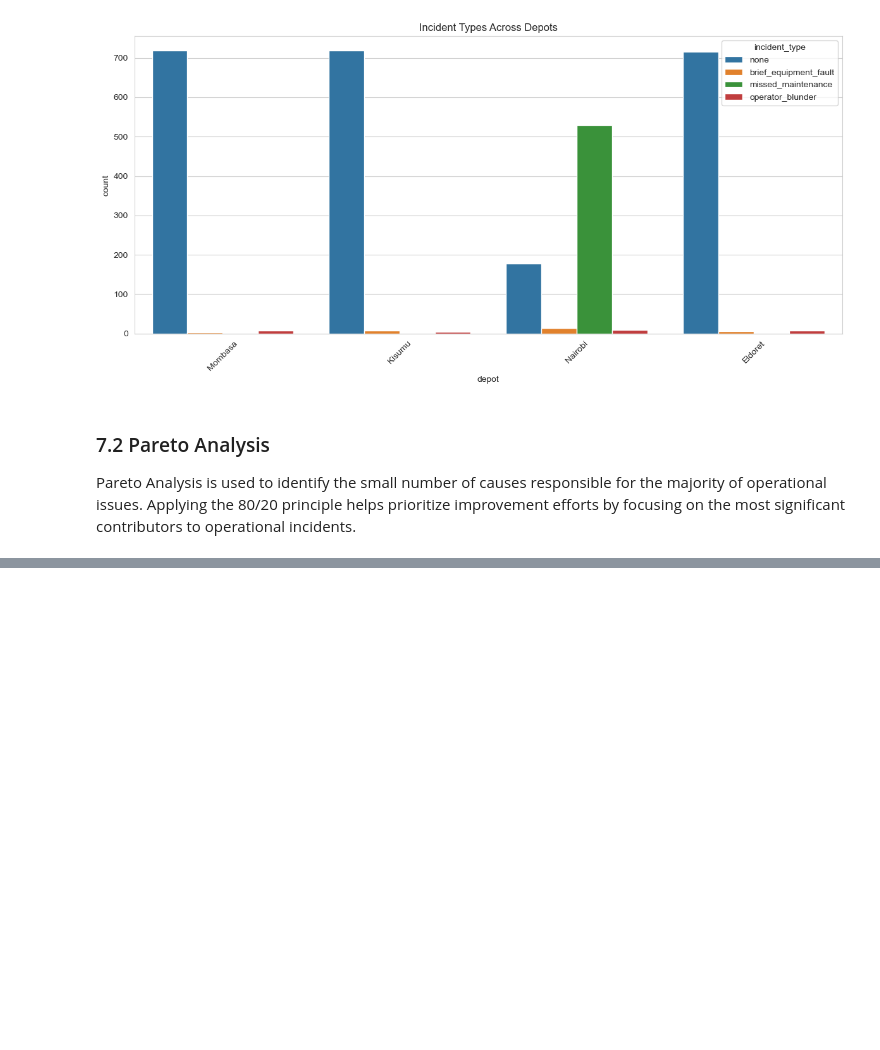
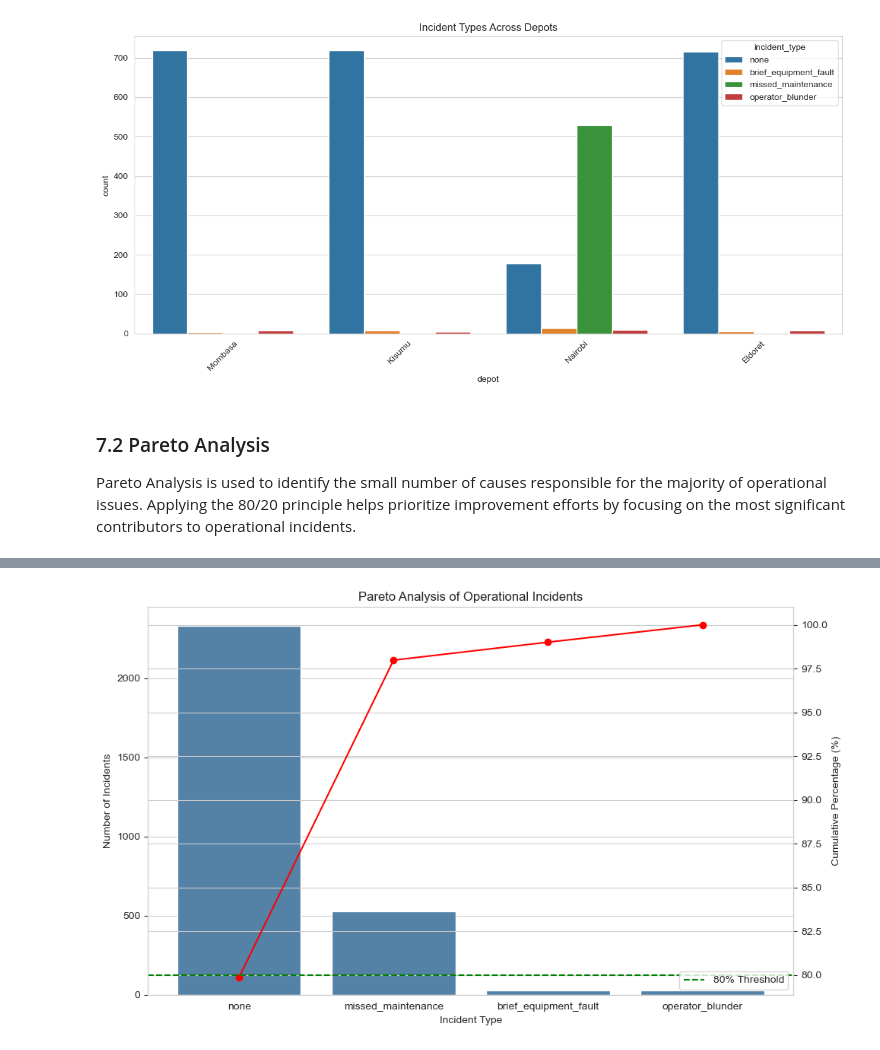
Before and after one commit to WanjikuSharon/week5_diagnostics_analysis, a Jupyter notebook: week5_diagnostics_analysis.ipynb, the cells around one changed output, grey strips where cells are left out. Cells and saved outputs as stored; diff of their text form; code cells hidden in the pictures; blank space fills up the shorter version.

```diff
--- a/week5_diagnostics_analysis.ipynb
+++ b/week5_diagnostics_analysis.ipynb
@@ -724,0 +742,12 @@ Pareto Analysis is used to identify the small number of causes responsible for t
+# %%
+#Calculate percentage
+pareto["Percentage"] = (
+    pareto["Count"] /
+    pareto["Count"].sum()
+) * 100
+
+pareto["Cumulative Percentage"] = (
+    pareto["Percentage"].cumsum()
+)
+
+pareto
@@ -724,0 +760,52 @@ Pareto Analysis is used to identify the small number of causes responsible for t
+# %%
+#Pareto Chart
+fig, ax1 = plt.subplots(figsize=(10,6))
+
+# Bar chart
+sns.barplot(
+    data=pareto,
+    x="Incident Type",
+    y="Count",
+    color="steelblue",
+    ax=ax1
+)
+
+ax1.set_ylabel("Number of Incidents")
+ax1.set_xlabel("Incident Type")
+ax1.set_title("Pareto Analysis of Operational Incidents")
+
+# Secondary axis
+ax2 = ax1.twinx()
+
+ax2.plot(
+    pareto["Incident Type"],
+    pareto["Cumulative Percentage"],
+    color="red",
+    marker="o"
+)
+
+ax2.set_ylabel("Cumulative Percentage (%)")
+
+# 80% reference line
+ax2.axhline(
+    80,
+    color="green",
+    linestyle="--",
+    label="80% Threshold"
+)
+
+ax2.legend(loc="lower right")
+
+plt.xticks(rotation=45)
+
+plt.tight_layout()
+
+plt.savefig(
+    "charts/pareto_incidents.png",
+    dpi=300,
+    bbox_inches="tight"
+)
+
+plt.show()
+# %% [output]
+[figure, added]
```
Also changed, not shown: parts of 3 cells of this notebook.
